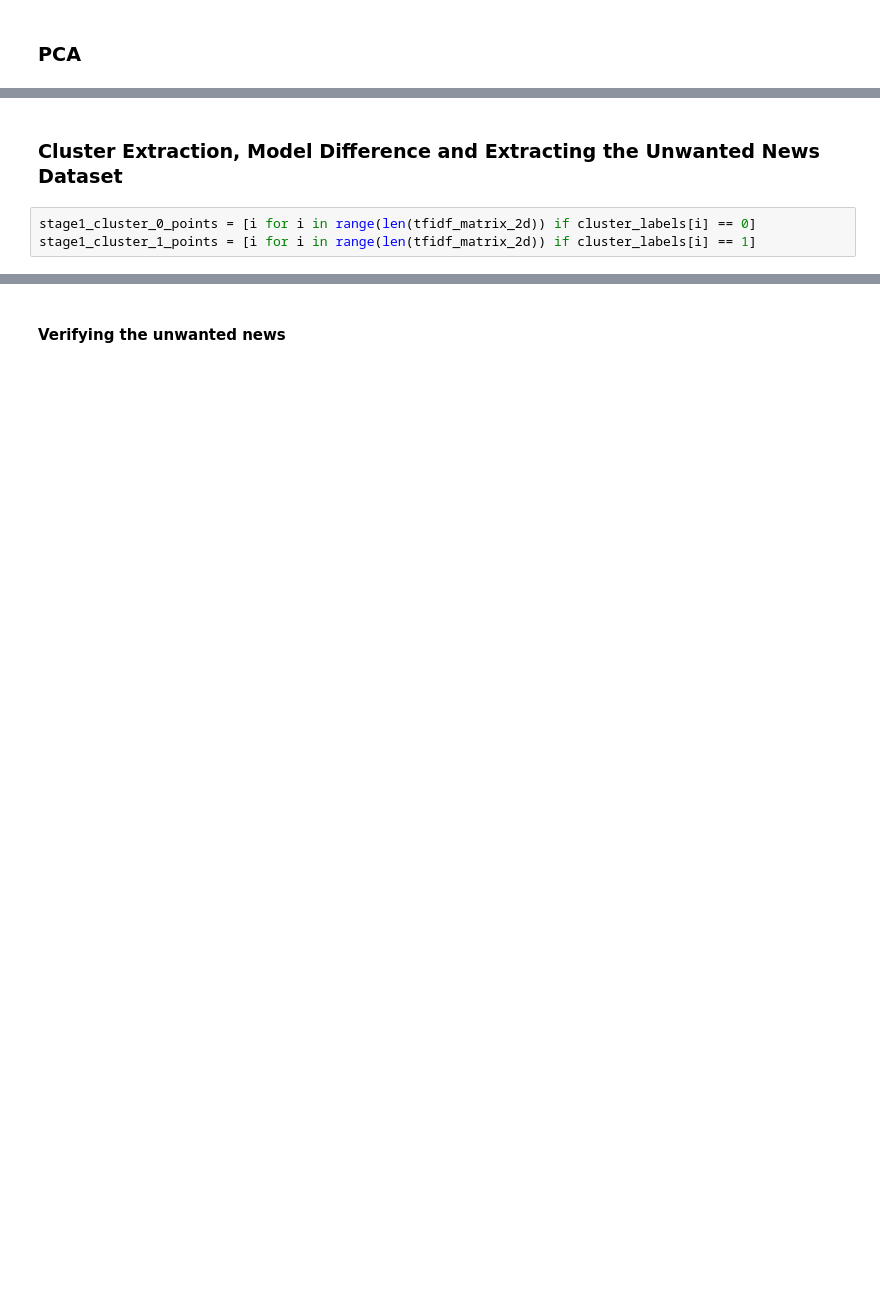
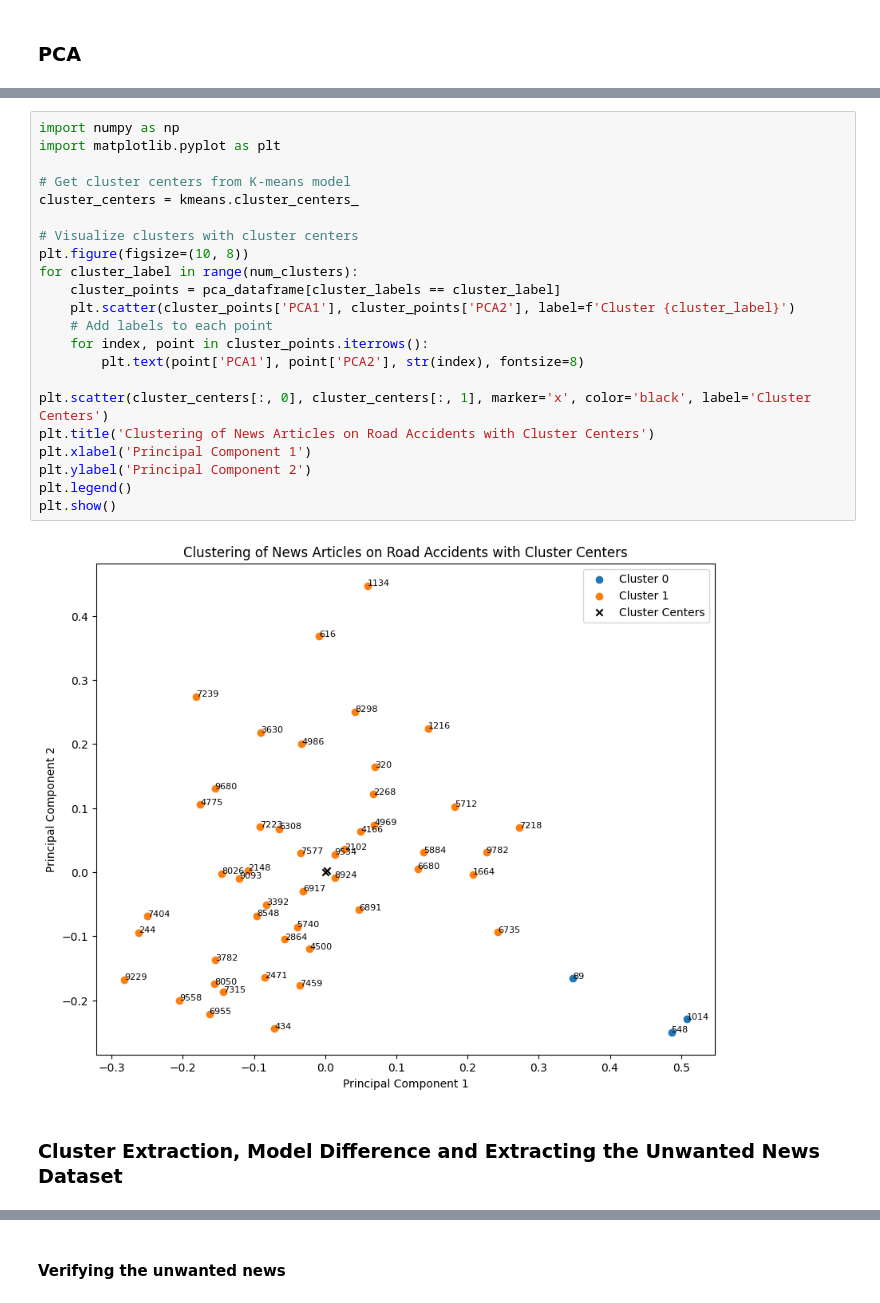
Before and after one commit to aakarshsurendra/road_nlp, a Jupyter notebook: 02_clustering/clustering.ipynb, the cells around one changed output, grey strips where cells are left out. Cells and saved outputs as stored; diff of their text form; blank space fills up the shorter version.

```diff
--- a/02_clustering/clustering.ipynb
+++ b/02_clustering/clustering.ipynb
@@ -173,5 +222,26 @@ plt.show()
+# %%
+import numpy as np
+import matplotlib.pyplot as plt
+
+# Get cluster centers from K-means model
+cluster_centers = kmeans.cluster_centers_
+
+# Visualize clusters with cluster centers
+plt.figure(figsize=(10, 8))
+for cluster_label in range(num_clusters):
+    cluster_points = pca_dataframe[cluster_labels == cluster_label]
+    plt.scatter(cluster_points['PCA1'], cluster_points['PCA2'], label=f'Cluster {cluster_label}')
+    # Add labels to each point
+    for index, point in cluster_points.iterrows():
+        plt.text(point['PCA1'], point['PCA2'], str(index), fontsize=8)
+
+plt.scatter(cluster_centers[:, 0], cluster_centers[:, 1], marker='x', color='black', label='Cluster Centers')
+plt.title('Clustering of News Articles on Road Accidents with Cluster Centers')
+plt.xlabel('Principal Component 1')
+plt.ylabel('Principal Component 2')
+plt.legend()
+plt.show()
+# %% [output]
+[figure, added]
 # %% [markdown]
 ### Cluster Extraction, Model Difference and Extracting the Unwanted News Dataset
-# %%
-stage1_cluster_0_points = [i for i in range(len(tfidf_matrix_2d)) if cluster_labels[i] == 0]
-stage1_cluster_1_points = [i for i in range(len(tfidf_matrix_2d)) if cluster_labels[i] == 1]
```
Also changed, not shown: parts of 39 cells of this notebook, 24 other files.
